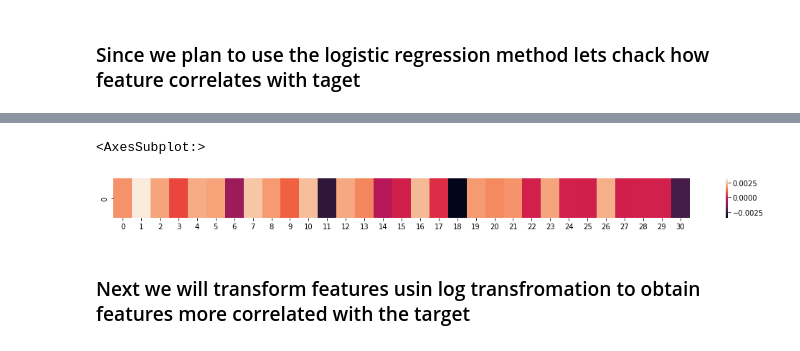
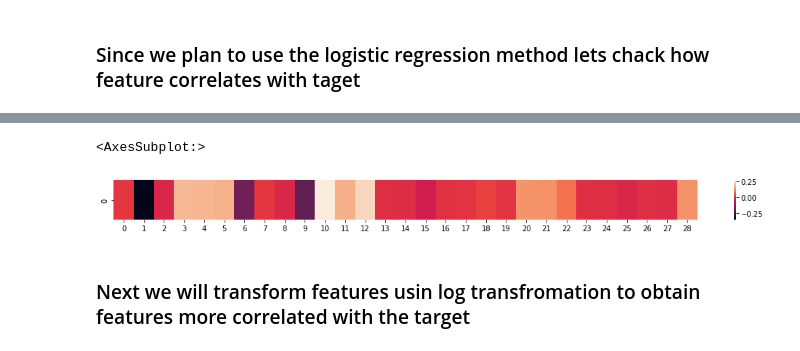
Before and after one commit to maximzubkov/ML_course, a Jupyter notebook: projects/project1/features.ipynb, the cells around one changed output, grey strips where cells are left out. Cells and saved outputs as stored; diff of their text form; code cells hidden in the pictures.

```diff
--- a/projects/project1/features.ipynb
+++ b/projects/project1/features.ipynb
@@ -80,0 +66,5 @@ sns.heatmap((corr_matrix < 0.95) & (-0.95 < corr_matrix))
+# %%
+X_train_for_corr = np.where(X_train < -998.0, np.nan, X_train)
+corr_matrix = pd.DataFrame(X_train_for_corr).corr().values
+plt.figure(figsize=(13, 10))
+sns.heatmap((corr_matrix < 0.95) & (-0.95 < corr_matrix))
@@ -92,12 +109,13 @@ X_test = np.delete(X_test, ids_to_delete, axis=1)
 # %%
+X_train_normalized = X_train / np.linalg.norm(X_train)
 y_train_normalized = y_train / np.linalg.norm(y_train)
 features = np.concatenate([X_train_normalized, y_train_normalized.reshape(-1, 1)], axis=-1)
-corr_matrix = np.corrcoef(features.T)
+corr_matrix_old = np.corrcoef(features.T)
 plt.figure(figsize=(18, 1))
-sns.heatmap(features[0, :].reshape(1, -1))
+sns.heatmap(corr_matrix_old[-1, :-1].reshape(1, -1))
 # %% [output]
 <AxesSubplot:>
-[figure, old version]
+[figure, new version]
 # %% [markdown]
 ### Next we will transform features usin log transfromation to obtain features more correlated with the target
 # %%
```
Also changed, not shown: parts of 42 cells of this notebook.
